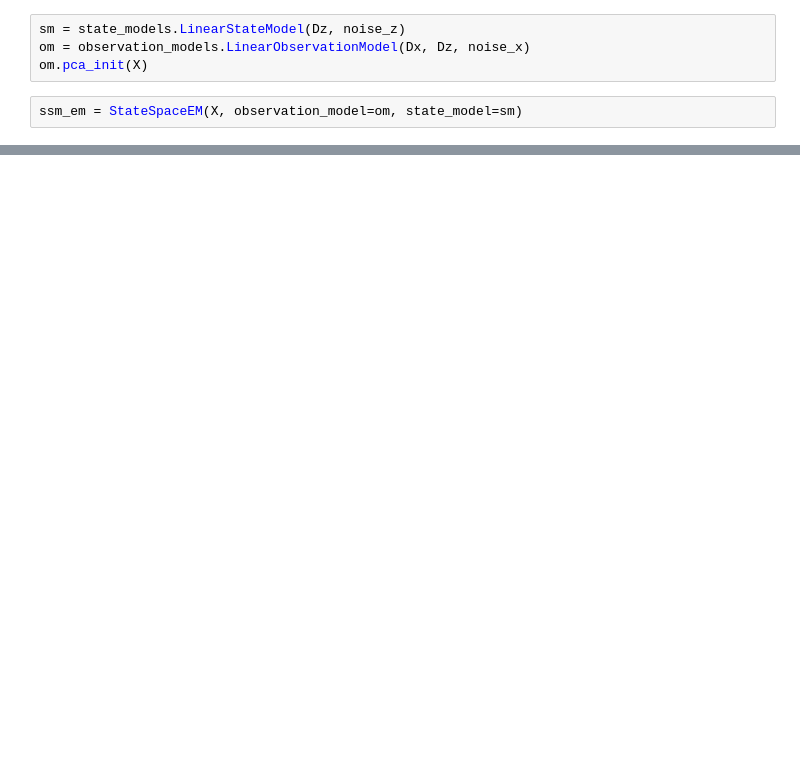
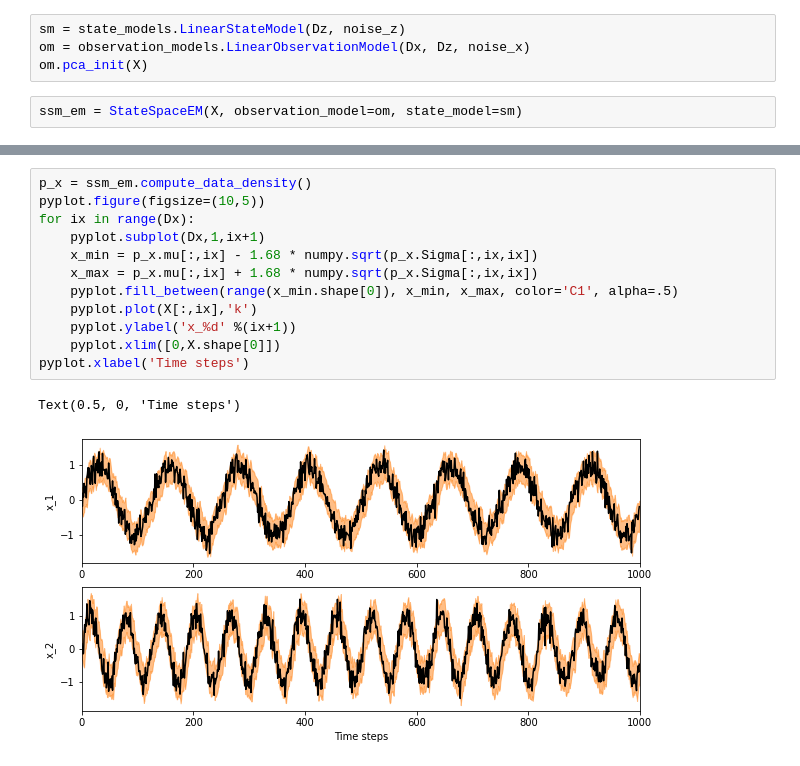
Before and after one commit to christiando/gaussian-toolbox, a Jupyter notebook: notebooks/timeseries/SSMExamples.ipynb, the cells around one changed output, grey strips where cells are left out. Drawn from its saved outputs; the diff is of its cells as text; blank space fills up the shorter version.

```diff
--- a/notebooks/timeseries/SSMExamples.ipynb
+++ b/notebooks/timeseries/SSMExamples.ipynb
@@ -58,0 +78,15 @@ array([[[ 0.21777551, -0.24555935],
+# %%
+p_x = ssm_em.compute_data_density()
+pyplot.figure(figsize=(10,5))
+for ix in range(Dx):
+    pyplot.subplot(Dx,1,ix+1)
+    x_min = p_x.mu[:,ix] - 1.68 * numpy.sqrt(p_x.Sigma[:,ix,ix])
+    x_max = p_x.mu[:,ix] + 1.68 * numpy.sqrt(p_x.Sigma[:,ix,ix])
+    pyplot.fill_between(range(x_min.shape[0]), x_min, x_max, color='C1', alpha=.5)
+    pyplot.plot(X[:,ix],'k')
+    pyplot.ylabel('x_%d' %(ix+1))
+    pyplot.xlim([0,X.shape[0]])
+pyplot.xlabel('Time steps')
+# %% [output]
+Text(0.5, 0, 'Time steps')
+[figure, added]
```
Also changed, not shown: parts of 11 cells of this notebook, 1 other file.
